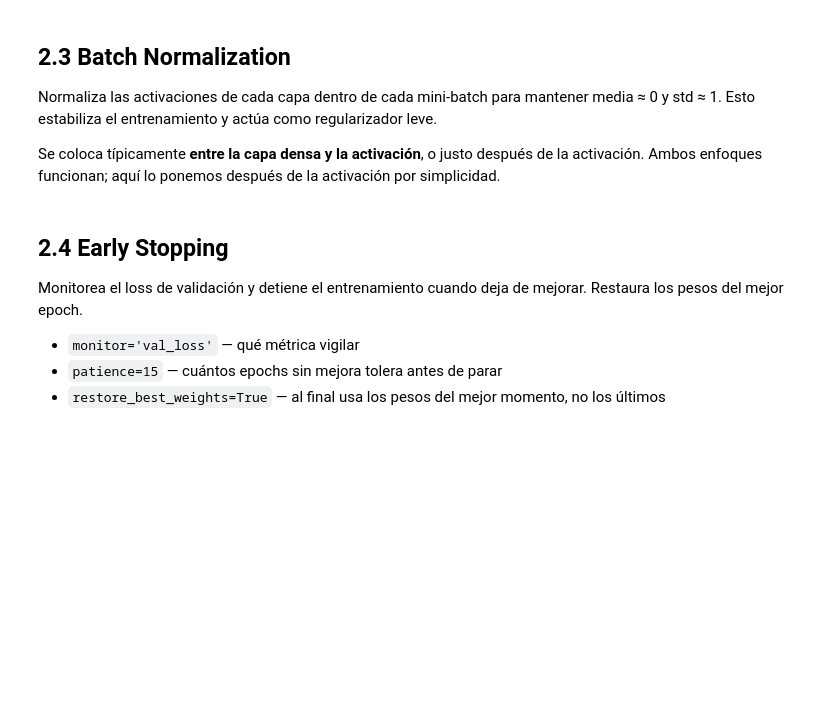
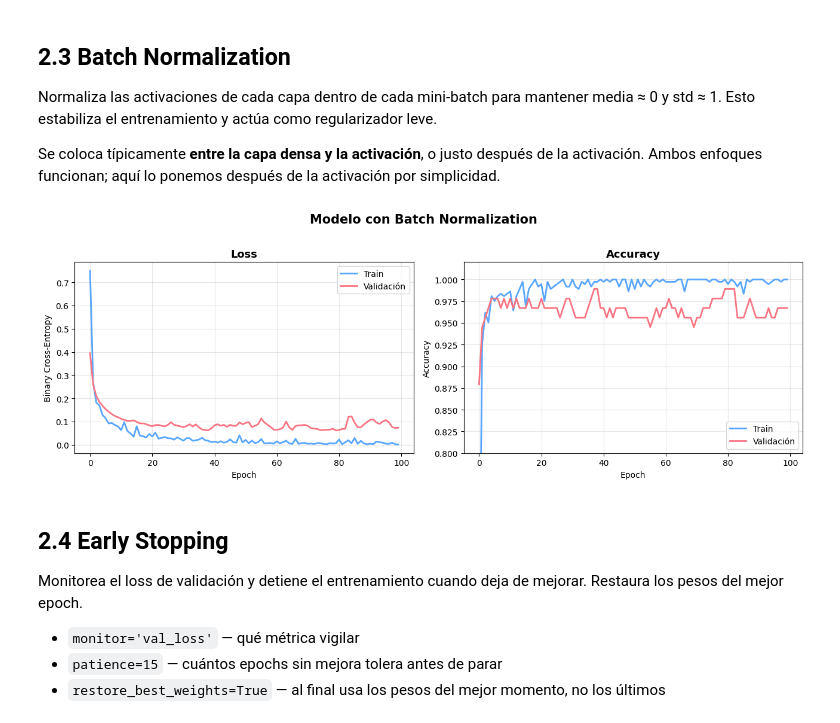
Before and after one commit to joserlandero/Redes_Neuronales, a Jupyter notebook: 00_introduccion/02/02_regularizacion.ipynb, the cells around one changed output. Saved outputs shown, nothing was run; the diff lists cells and outputs as text; code cells hidden in the pictures; blank space fills up the shorter version.

```diff
--- a/00_introduccion/02/02_regularizacion.ipynb
+++ b/00_introduccion/02/02_regularizacion.ipynb
@@ -239,34 +283,36 @@ def crear_modelo_batchnorm():
     model = Sequential([
         Dense(128, activation='relu', kernel_initializer='he_normal',
               input_shape=(X_train.shape[1],)),
         BatchNormalization(),
 
         Dense(64, activation='relu', kernel_initializer='he_normal'),
         BatchNormalization(),
 
         Dense(32, activation='relu', kernel_initializer='he_normal'),
         BatchNormalization(),
 
         Dense(1, activation='sigmoid')
     ])
     model.compile(
         optimizer=Adam(learning_rate=0.001),
         loss='binary_crossentropy',
         metrics=['accuracy']
     )
     return model
 
 modelo_bn = crear_modelo_batchnorm()
 
 historia_bn = modelo_bn.fit(
     X_train, y_train,
-    epochs=200,
+    epochs=100,
     batch_size=32,
     validation_data=(X_val, y_val),
     verbose=0
 )
 
 graficar_historia(historia_bn, 'Modelo con Batch Normalization')
+# %% [output]
+[figure, added]
 # %% [markdown]
 ## 2.4 Early Stopping
 
```
Also changed, not shown: parts of 13 cells of this notebook, 1 other file.
